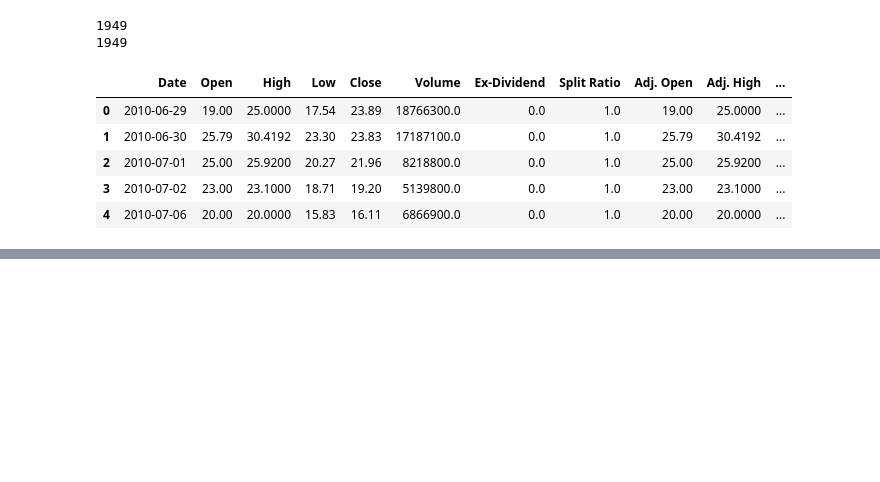
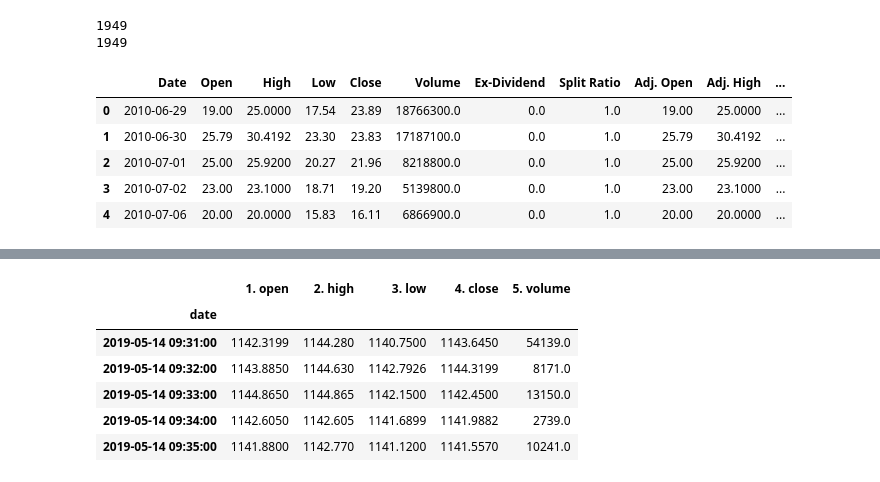
Before and after one commit to lambda-stockly/build-stockly-DS, a Jupyter notebook: Test_Stocker.ipynb, the cells around one changed output, grey strips where cells are left out. Cells and saved outputs as stored; diff of their text form; code cells hidden in the pictures; blank space fills up the shorter version.

```diff
--- a/Test_Stocker.ipynb
+++ b/Test_Stocker.ipynb
@@ -343,0 +387,5 @@ def auto_make_a_df(self, start_date=self.min_date, end_date=self.max_date,df=Non
+# %%
+ts = TimeSeries(key='0GOYV58FN3FF3CO2',output_format='pandas')
+# %%
+data,meta_data = ts.get_intraday('GOOGL',interval='1min',outputsize='full')
+pprint(data.head(2))
@@ -343,0 +397,10 @@ def auto_make_a_df(self, start_date=self.min_date, end_date=self.max_date,df=Non
+# %%
+data.head()
+# %% [output]
+|  | 1. open | 2. high | 3. low | 4. close | 5. volume |
+| date |  |  |  |  |  |
+| 2019-05-14 09:31:00 | 1142.3199 | 1144.280 | 1140.7500 | 1143.6450 | 54139.0 |
+| 2019-05-14 09:32:00 | 1143.8850 | 1144.630 | 1142.7926 | 1144.3199 | 8171.0 |
+| 2019-05-14 09:33:00 | 1144.8650 | 1144.865 | 1142.1500 | 1142.4500 | 13150.0 |
+| 2019-05-14 09:34:00 | 1142.6050 | 1142.605 | 1141.6899 | 1141.9882 | 2739.0 |
+| 2019-05-14 09:35:00 | 1141.8800 | 1142.770 | 1141.1200 | 1141.5570 | 10241.0 |
```
Also changed, not shown: parts of 7 cells of this notebook, 1 other file.
